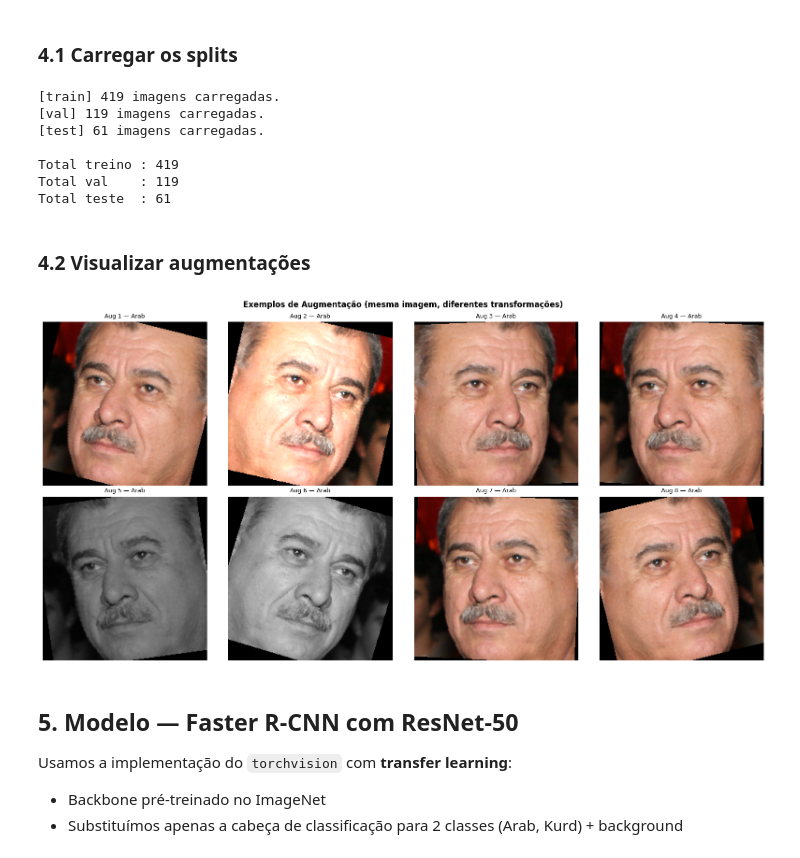
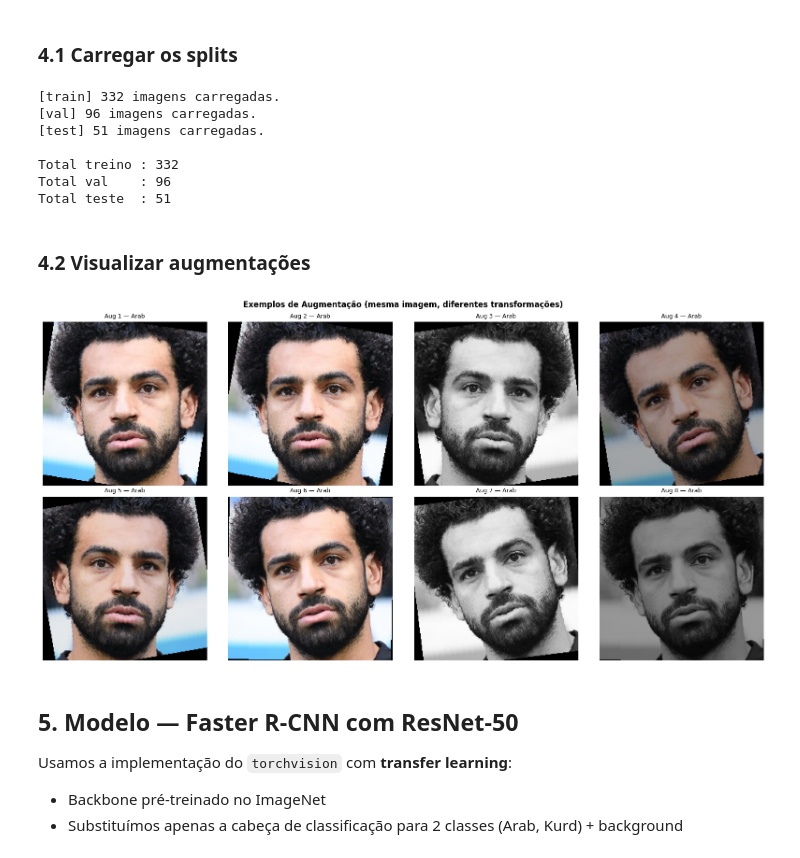
Before and after one commit to fabriciobarili/DeepLearning_1, a Jupyter notebook: faster_rcnn_ethnicity.ipynb, the cells around one changed output. Cells and saved outputs as stored; diff of their text form; code cells hidden in the pictures.

```diff
--- a/faster_rcnn_ethnicity.ipynb
+++ b/faster_rcnn_ethnicity.ipynb
@@ -306,8 +304,8 @@ Classe EthnicityDataset definida.
 # %% [markdown]
 ### 4.1 Carregar os splits
 # %%
-DATASET_DIR = 'dataset'  # ← altere para o caminho do seu dataset
-BATCH_SIZE = 64
+DATASET_DIR = 'dataset'
+BATCH_SIZE = 12
 
 train_dataset = EthnicityDataset(DATASET_DIR, 'train')
 val_dataset   = EthnicityDataset(DATASET_DIR, 'val')
@@ -324,42 +322,42 @@ print(f'\nTotal treino : {len(train_dataset)}')
 print(f'Total val    : {len(val_dataset)}')
 print(f'Total teste  : {len(test_dataset)}')
 # %% [output]
-[train] 419 imagens carregadas.
-[val] 119 imagens carregadas.
-[test] 61 imagens carregadas.
+[train] 332 imagens carregadas.
+[val] 96 imagens carregadas.
+[test] 51 imagens carregadas.
 
-Total treino : 419
-Total val    : 119
-Total teste  : 61
+Total treino : 332
+Total val    : 96
+Total teste  : 51
 # %% [markdown]
 ### 4.2 Visualizar augmentações
 # %%
 if len(train_dataset) > 0:
-    img_path, label_id = train_dataset.samples[0]
+    img_path, label_id = train_dataset.samples[2]
     img_bgr = preprocess(img_path)
     img_pil = Image.fromarray(cv2.cvtColor(img_bgr, cv2.COLOR_BGR2RGB))
     augment = get_transforms('train')
 
     fig, axes = plt.subplots(2, 4, figsize=(16, 8))
     axes = axes.flatten()
 
     for i, ax in enumerate(axes):
         aug_tensor = augment(img_pil)
         aug_img = aug_tensor.permute(1, 2, 0).numpy()
         aug_img = np.clip(aug_img, 0, 1)
         label_name = ID_TO_LABEL[label_id]
         ax.imshow(aug_img)
         ax.set_title(f'Aug {i+1} — {label_name}', fontsize=9)
         ax.axis('off')
 
     plt.suptitle('Exemplos de Augmentação (mesma imagem, diferentes transformações)',
                  fontsize=12, fontweight='bold')
     plt.tight_layout()
     plt.show()
 else:
     print('Dataset vazio. Adicione imagens em dataset/train/arab/ e dataset/train/kurd/')
 # %% [output]
-[figure, old version]
+[figure, new version]
 # %% [markdown]
 ## 5. Modelo — Faster R-CNN com ResNet-50
 
```
Also changed, not shown: parts of 11 cells of this notebook.
